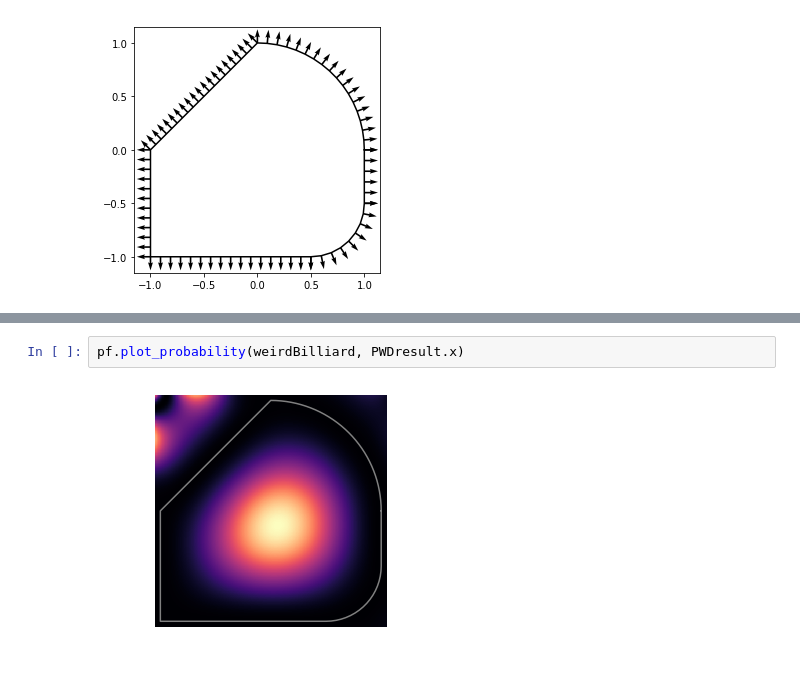
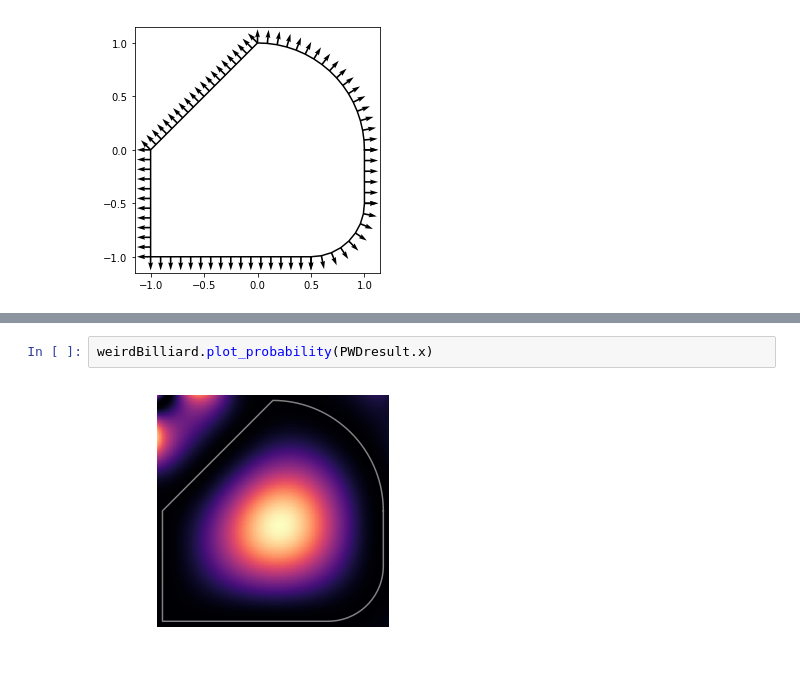
Before and after one commit to benokit/quantum-billiards, a Jupyter notebook: Quantum billiard test notebook.ipynb, the cells around one changed output, grey strips where cells are left out. Drawn from its saved outputs; the diff is of its cells as text.

```diff
--- a/Quantum billiard test notebook.ipynb
+++ b/Quantum billiard test notebook.ipynb
@@ -169,7 +148,7 @@ print(PWDresult)
 # %%
-pf.plot_probability(weirdBilliard, PWDresult.x)
+weirdBilliard.plot_probability(PWDresult.x)
 # %% [output]
-[figure, old version]
+[figure, new version]
 # %%
 k1 = 3.5
 k2 = 4.5
```
Also changed, not shown: parts of 18 cells of this notebook, 12 other files.
